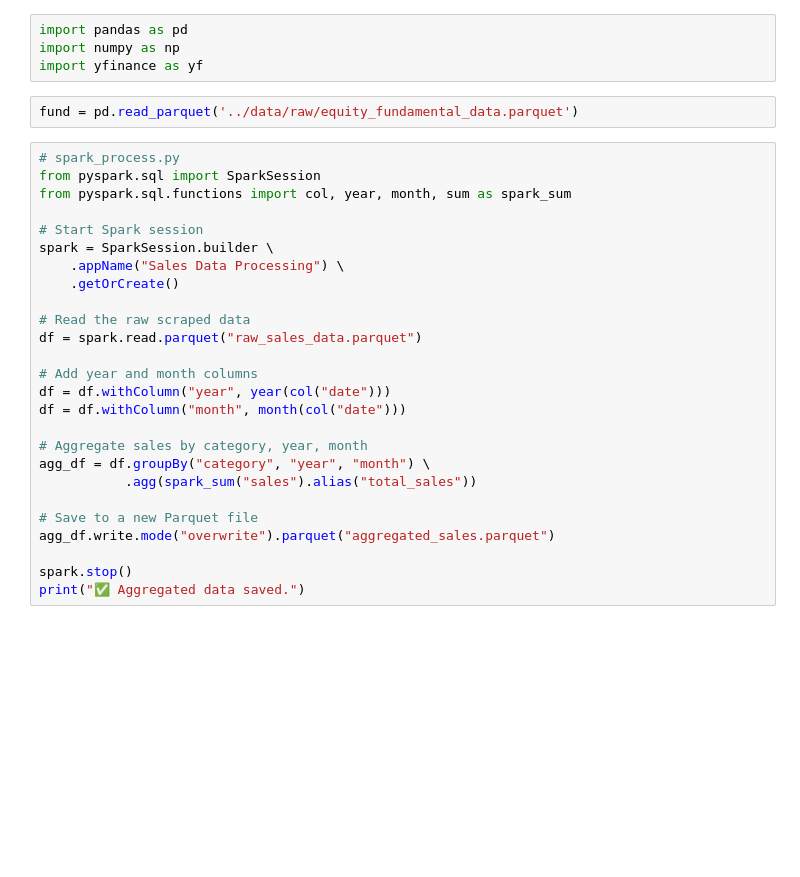
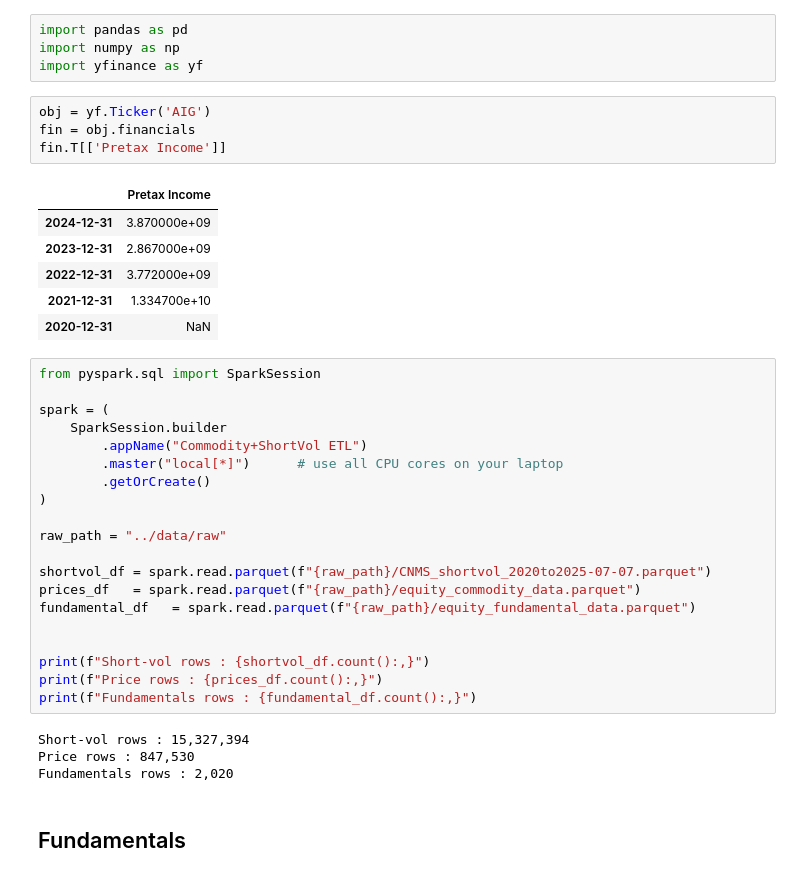
Before and after one commit to anusheel-sharma/Scraping_Dashboard, a Jupyter notebook: notebooks/scraping_notebook.ipynb, the cells around one changed output. Drawn from its saved outputs; the diff is of its cells as text; blank space fills up the shorter version.

Commit message:
Finsh spark transformation

```diff
--- a/notebooks/scraping_notebook.ipynb
+++ b/notebooks/scraping_notebook.ipynb
@@ -2,31 +2,40 @@
 import pandas as pd
 import numpy as np
 import yfinance as yf
-# %%
-fund = pd.read_parquet('../data/raw/equity_fundamental_data.parquet')
-# %%
-# spark_process.py
-from pyspark.sql import SparkSession
-from pyspark.sql.functions import col, year, month, sum as spark_sum
-
-# Start Spark session
-spark = SparkSession.builder \
-    .appName("Sales Data Processing") \
-    .getOrCreate()
-
-# Read the raw scraped data
-df = spark.read.parquet("raw_sales_data.parquet")
-
-# Add year and month columns
-df = df.withColumn("year", year(col("date")))
-df = df.withColumn("month", month(col("date")))
-
-# Aggregate sales by category, year, month
-agg_df = df.groupBy("category", "year", "month") \
-           .agg(spark_sum("sales").alias("total_sales"))
-
-# Save to a new Parquet file
-agg_df.write.mode("overwrite").parquet("aggregated_sales.parquet")
-
-spark.stop()
-print("✅ Aggregated data saved.")
+# %%
+obj = yf.Ticker('AIG')
+fin = obj.financials
+fin.T[['Pretax Income']]
+# %% [output]
+|  | Pretax Income |
+| 2024-12-31 | 3.870000e+09 |
+| 2023-12-31 | 2.867000e+09 |
+| 2022-12-31 | 3.772000e+09 |
+| 2021-12-31 | 1.334700e+10 |
+| 2020-12-31 | NaN |
+# %%
+from pyspark.sql import SparkSession
+
+spark = (
+    SparkSession.builder
+        .appName("Commodity+ShortVol ETL")
+        .master("local[*]")      # use all CPU cores on your laptop
+        .getOrCreate()
+)
+
+raw_path = "../data/raw"
+
+shortvol_df = spark.read.parquet(f"{raw_path}/CNMS_shortvol_2020to2025-07-07.parquet")
+prices_df   = spark.read.parquet(f"{raw_path}/equity_commodity_data.parquet")
+fundamental_df   = spark.read.parquet(f"{raw_path}/equity_fundamental_data.parquet")
+
+
+print(f"Short‑vol rows : {shortvol_df.count():,}")
+print(f"Price rows : {prices_df.count():,}")
+print(f"Fundamentals rows : {fundamental_df.count():,}")
+# %% [output]
+Short‑vol rows : 15,327,394
+Price rows : 847,530
+Fundamentals rows : 2,020
+# %% [markdown]
+## Fundamentals
```
Also changed, not shown: parts of 16 cells of this notebook, 2 other files.
